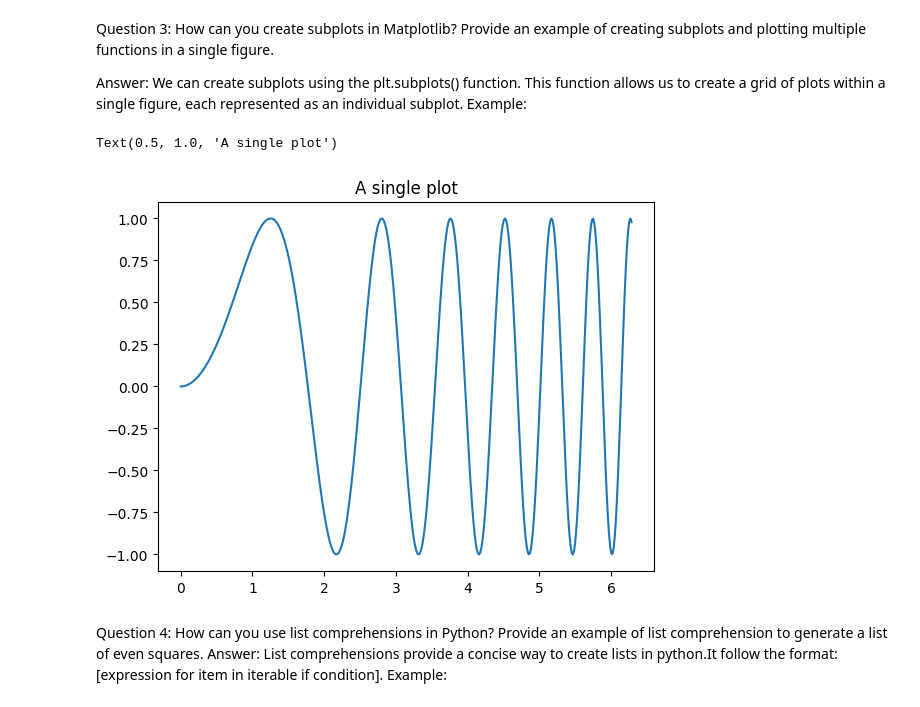
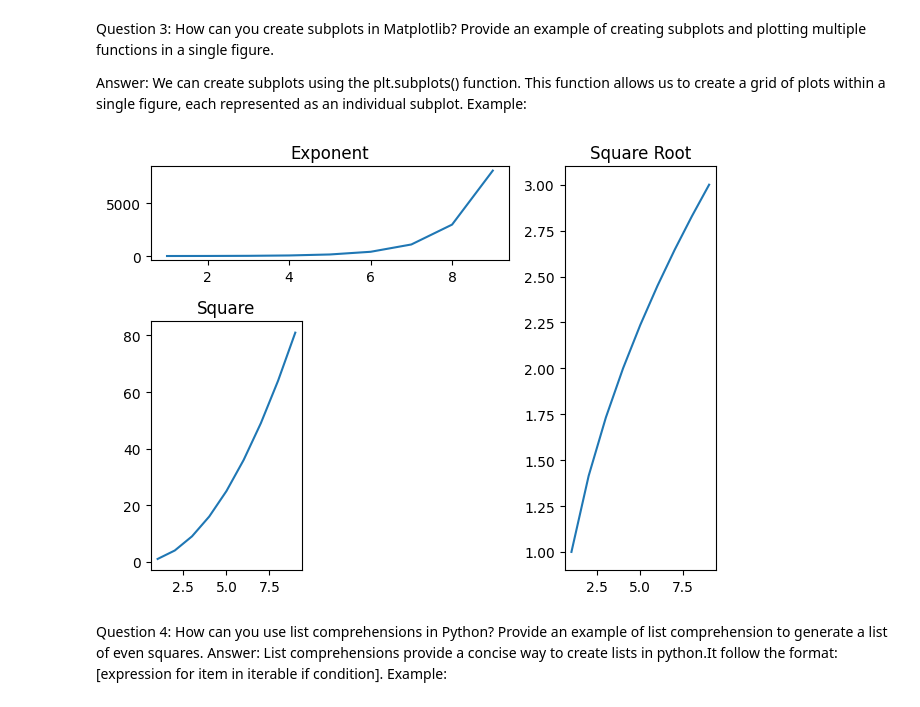
Before and after one commit to Meenu-Madhavan-M/Assignment1_python, a Jupyter notebook: First-Assignment.ipynb, the cells around one changed output. Drawn from its saved outputs; the diff is of its cells as text; code cells hidden in the pictures.

```diff
--- a/First-Assignment.ipynb
+++ b/First-Assignment.ipynb
@@ -27,17 +28,31 @@ Question 3: How can you create subplots in Matplotlib? Provide an example of cre
 
 Answer: We can create subplots using the plt.subplots() function. This function allows us to create a grid of plots within a single figure, each represented as an individual subplot.
 Example:
-# %%
-import matplotlib.pyplot as plt
-import numpy as np
-x=np.linspace(0,2 * np.pi, 400)
-y=np.sin(x**2)
-fig,ax=plt.subplots()
-ax.plot(x,y)
-ax.set_title('A single plot')
-# %% [output]
-Text(0.5, 1.0, 'A single plot')
-[figure, removed]
+# %%
+
+import matplotlib.pyplot as plt
+import numpy as np
+import math
+
+plot1 = plt.subplot2grid((3, 3), (0, 0), colspan=2)
+plot2 = plt.subplot2grid((3, 3), (0, 2), rowspan=3, colspan=2)
+plot3 = plt.subplot2grid((3, 3), (1, 0), rowspan=2)
+
+x = np.arange(1, 10)
+
+plot2.plot(x, x**0.5)
+plot2.set_title('Square Root')
+
+plot1.plot(x, np.exp(x))
+plot1.set_title('Exponent')
+
+plot3.plot(x, x*x)
+plot3.set_title('Square')
+
+plt.tight_layout()
+plt.show()
+# %% [output]
+[figure, added]
 # %% [markdown]
 Question 4: How can you use list comprehensions in Python? Provide an example of list comprehension to generate a list of even squares.
 Answer: List comprehensions provide a concise way to create lists in python.It follow the format: [expression for item in iterable if condition].
```
Also changed, not shown: parts of 1 cell of this notebook.
